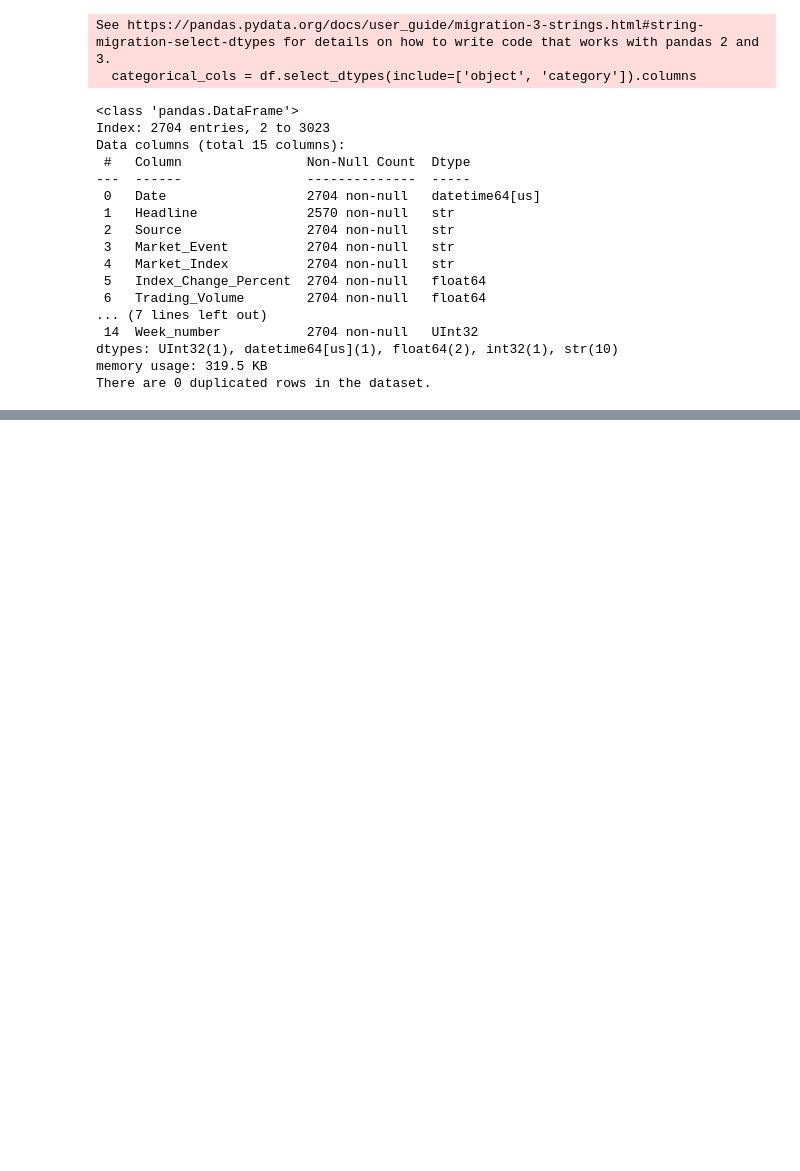
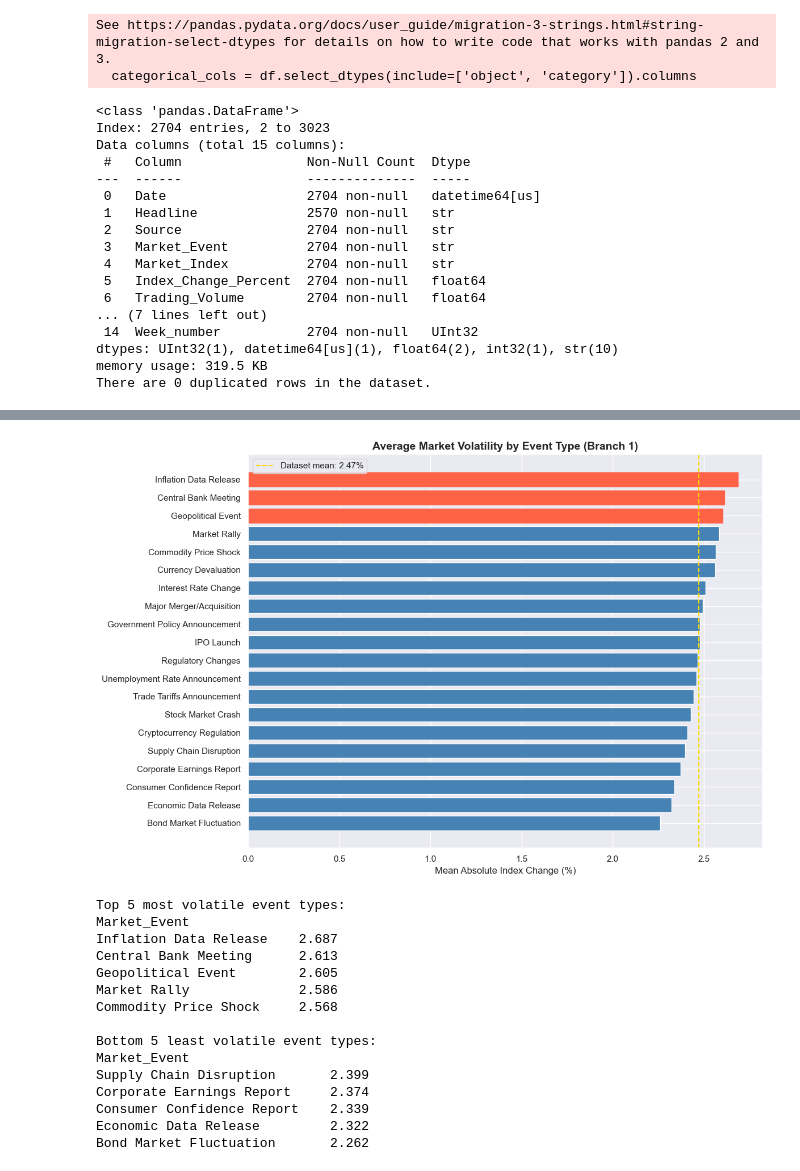
Before and after one commit to tajsharma/Market-Sentiment-Volatility-Analysis, a Jupyter notebook: cap2_eda_deep.ipynb, the cells around one changed output, grey strips where cells are left out. Drawn from its saved outputs; the diff is of its cells as text; code cells hidden in the pictures; blank space fills up the shorter version.

```diff
--- a/cap2_eda_deep.ipynb
+++ b/cap2_eda_deep.ipynb
@@ -194,0 +234,47 @@ There are 0 duplicated rows in the dataset.
+# %%
+# Branch 1: Average absolute index change by market event type
+# Sorting high-to-low lets us immediately rank which event types are most disruptive.
+#==============================================================================
+event_vol = (
+    df.groupby('Market_Event')['Abs_Change']
+    .mean()
+    .sort_values(ascending=True)  # ascending so the horizontal bar chart reads top-to-bottom
+)
+
+fig, ax = plt.subplots(figsize=(12, 8))
+bars = ax.barh(event_vol.index, event_vol.values, color='steelblue', edgecolor='white')
+
+# Colour the top-3 events differently so they stand out
+top3_events = event_vol.nlargest(3).index
+for bar, label in zip(bars, event_vol.index):
+    if label in top3_events:
+        bar.set_color('tomato')
+
+ax.axvline(event_vol.mean(), color='gold', linestyle='--', linewidth=1.5, label=f'Dataset mean: {event_vol.mean():.2f}%')
+ax.set_xlabel('Mean Absolute Index Change (%)', fontsize=12)
+ax.set_title('Average Market Volatility by Event Type (Branch 1)', fontsize=14, fontweight='bold')
+ax.legend()
+plt.tight_layout()
+plt.show()
+
+print("\nTop 5 most volatile event types:")
+print(event_vol.sort_values(ascending=False).head(5).round(3).to_string())
+print("\nBottom 5 least volatile event types:")
+print(event_vol.sort_values(ascending=False).tail(5).round(3).to_string())
+# %% [output]
+[figure, added]
+Top 5 most volatile event types:
+Market_Event
+Inflation Data Release    2.687
+Central Bank Meeting      2.613
+Geopolitical Event        2.605
+Market Rally              2.586
+Commodity Price Shock     2.568
+
+Bottom 5 least volatile event types:
+Market_Event
+Supply Chain Disruption       2.399
+Corporate Earnings Report     2.374
+Consumer Confidence Report    2.339
+Economic Data Release         2.322
+Bond Market Fluctuation       2.262
```
Also changed, not shown: parts of 25 cells of this notebook.
